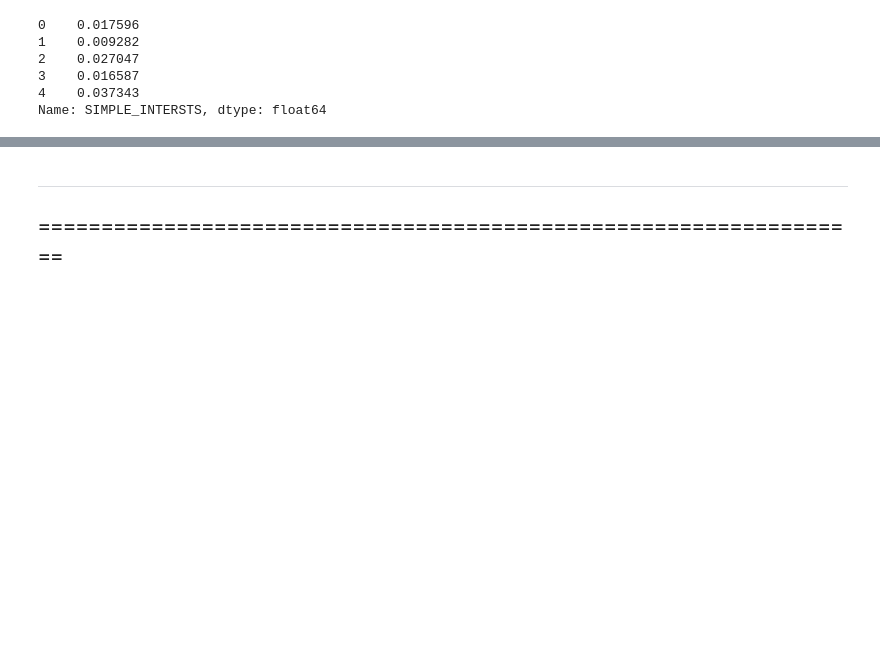
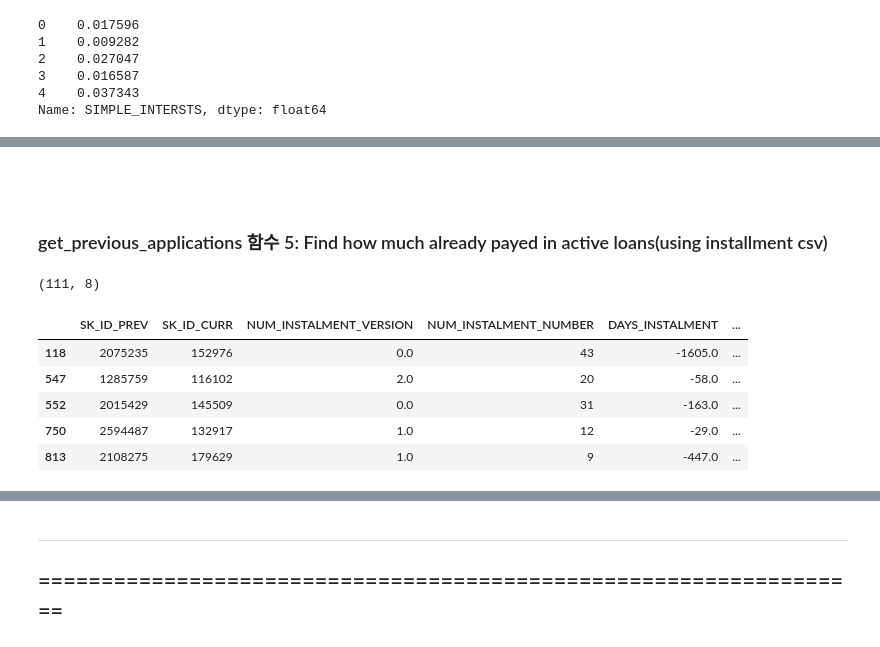
Before and after one commit to ecjang/pages, a Jupyter notebook: Kaggle/003_MultiClass_Classification_HomeCredit_LightGBM_7th.ipynb, the cells around one changed output, grey strips where cells are left out. Saved outputs shown, nothing was run; the diff lists cells and outputs as text; code cells hidden in the pictures; blank space fills up the shorter version.

```diff
--- a/Kaggle/003_MultiClass_Classification_HomeCredit_LightGBM_7th.ipynb
+++ b/Kaggle/003_MultiClass_Classification_HomeCredit_LightGBM_7th.ipynb
@@ -1695,0 +1683,16 @@ def get_previous_applications(path, num_rows= None):
+# %% [markdown]
+<br>
+<br>
+
+### get_previous_applications 함수 5: Find how much already payed in active loans(using installment csv)
+# %%
+active_pay = pay[pay['SK_ID_PREV'].isin(active_df['SK_ID_PREV'])]
+df_print(active_pay)
+# %% [output]
+(111, 8)
+|  | SK_ID_PREV | SK_ID_CURR | NUM_INSTALMENT_VERSION | NUM_INSTALMENT_NUMBER | DAYS_INSTALMENT | ... |
+| 118 | 2075235 | 152976 | 0.0 | 43 | -1605.0 | ... |
+| 547 | 1285759 | 116102 | 2.0 | 20 | -58.0 | ... |
+| 552 | 2015429 | 145509 | 0.0 | 31 | -163.0 | ... |
+| 750 | 2594487 | 132917 | 1.0 | 12 | -29.0 | ... |
+| 813 | 2108275 | 179629 | 1.0 | 9 | -447.0 | ... |
```
Also changed, not shown: parts of 19 cells of this notebook.
